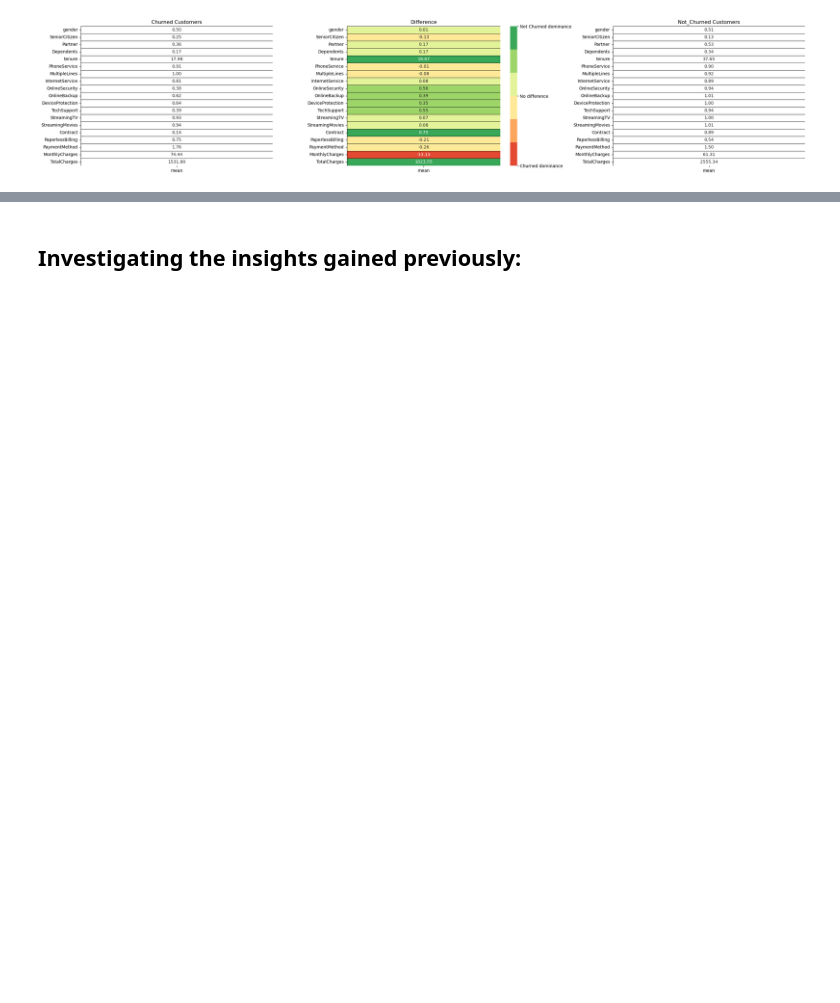
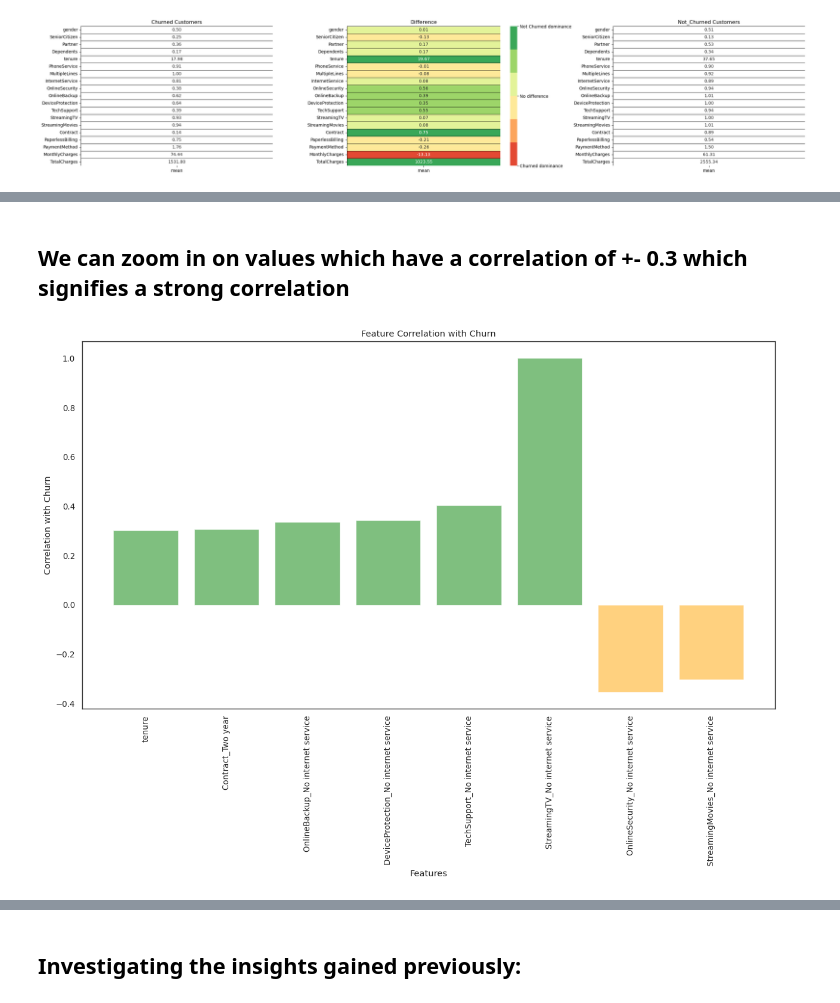
Before and after one commit to RusskiBoyVlad/Telco_customerchurn, a Jupyter notebook: telco-customer-churn.ipynb, the cells around one changed output, grey strips where cells are left out. Cells and saved outputs as stored; diff of their text form; code cells hidden in the pictures; blank space fills up the shorter version.

```diff
--- a/telco-customer-churn.ipynb
+++ b/telco-customer-churn.ipynb
@@ -371,0 +319,33 @@ df = customer_data.copy()
+# %% [markdown]
+## We can zoom in on values which have a correlation of +- 0.3 which signifies a strong correlation
+# %%
+import matplotlib.pyplot as plt
+
+fig, ax = plt.subplots(figsize=(15, 8))
+
+customer_data['Churn'].replace(to_replace='Yes', value=1, inplace=True)
+customer_data['Churn'].replace(to_replace='No',  value=0, inplace=True)
+
+df_dummies = pd.get_dummies(customer_data)
+
+df_dummies_sorted = df_dummies.corr()['Churn'].sort_values(ascending=True)
+
+df_dummies_strong_above = df_dummies_sorted.apply(lambda x: x if x > 0.3 else None).dropna()
+strong_above = df_dummies_strong_above.index
+df_dummies_strong_above.dropna()
+
+df_dummies_strong_below = df_dummies_sorted.apply(lambda x: x if x < -0.3 else None).dropna()
+strong_below = df_dummies_strong_below.index
+df_dummies_strong_below.dropna()
+
+ax.bar(strong_above, df_dummies.corr()['Churn'].loc[strong_above], color='green', alpha=0.5)
+ax.bar(strong_below, df_dummies.corr()['Churn'].loc[strong_below], color='orange', alpha=0.5)
+
+ax.set_xticklabels(df_dummies_sorted.index, rotation=90)
+ax.set_ylabel('Correlation with Churn')
+ax.set_xlabel('Features')
+ax.set_title('Feature Correlation with Churn')
+
+plt.show()
+# %% [output]
+[figure, added]
```
Also changed, not shown: parts of 32 cells of this notebook.
